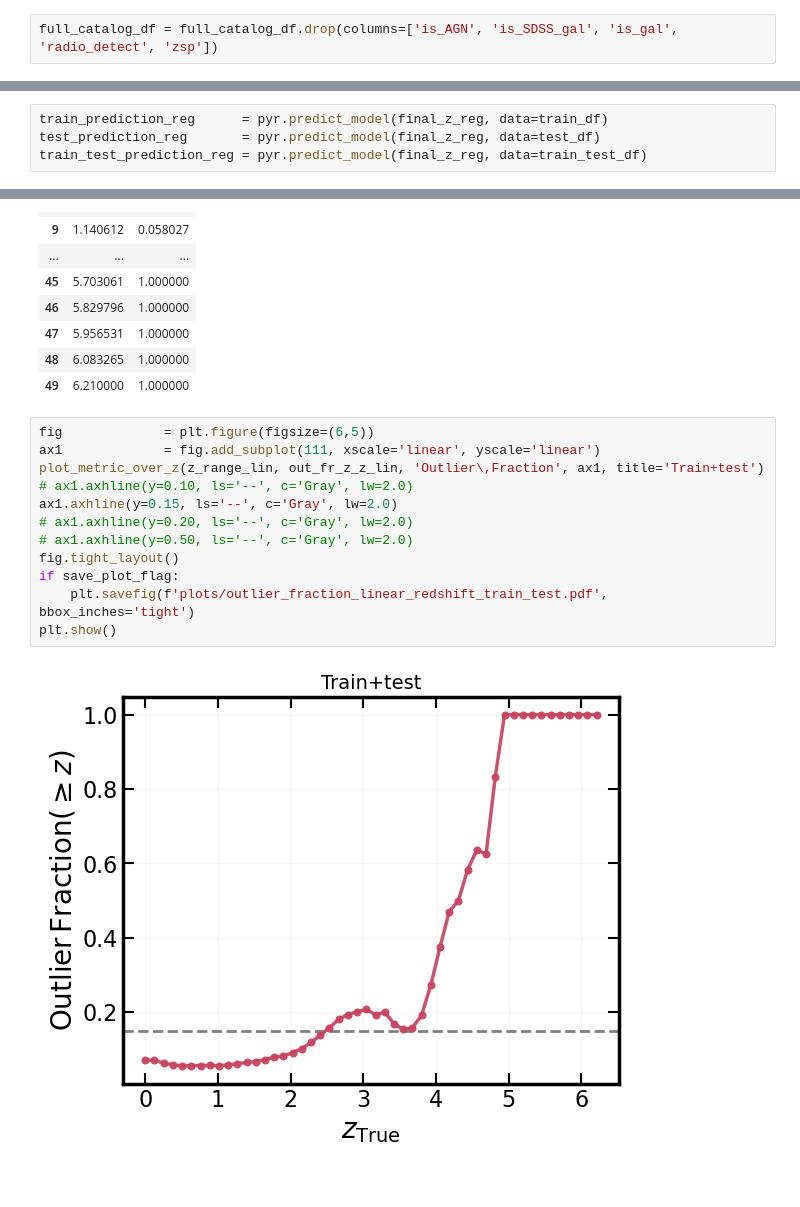
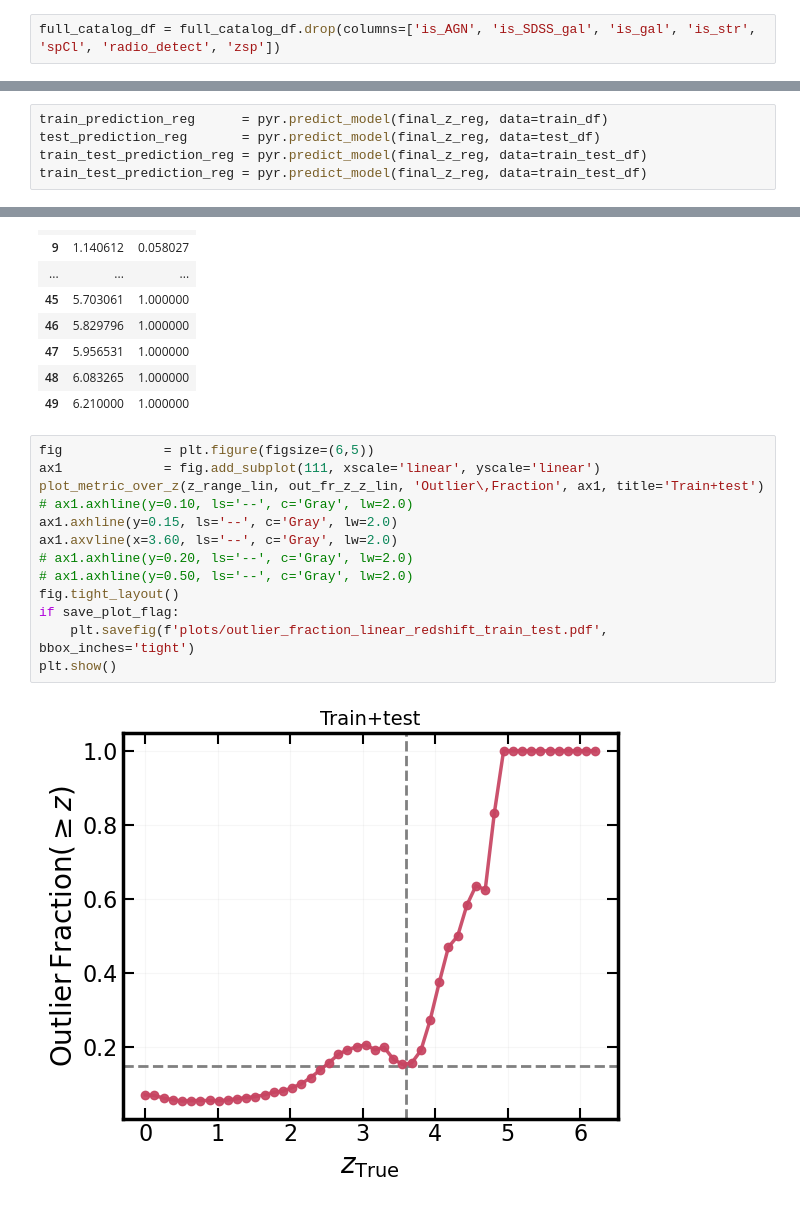
Before and after one commit to racarvajal/Pipeline_RG_z_ML, a Jupyter notebook: ML_18.ipynb, the cells around one changed output, grey strips where cells are left out. Cells and saved outputs as stored; diff of their text form.

Commit message:
add z limit plots

```diff
--- a/ML_18.ipynb
+++ b/ML_18.ipynb
@@ -343,7 +343,7 @@ $0$ for galaxies and $1$ for AGN
 # %% [markdown]
 Remove intermediate targets
 # %%
-full_catalog_df = full_catalog_df.drop(columns=['is_AGN', 'is_SDSS_gal', 'is_gal', 'radio_detect', 'zsp'])
+full_catalog_df = full_catalog_df.drop(columns=['is_AGN', 'is_SDSS_gal', 'is_gal', 'is_str', 'spCl', 'radio_detect', 'zsp'])
 # %% [markdown]
 ---
 # %% [markdown]
@@ -1160,4 +1160,5 @@ test_df         = pd.concat([X_test, y_test], axis=1)
 train_prediction_reg      = pyr.predict_model(final_z_reg, data=train_df)
 test_prediction_reg       = pyr.predict_model(final_z_reg, data=test_df)
 train_test_prediction_reg = pyr.predict_model(final_z_reg, data=train_test_df)
+train_test_prediction_reg = pyr.predict_model(final_z_reg, data=train_test_df)
 # %%
@@ -1467,17 +1492,18 @@ pd.DataFrame(data=np.array([z_range_lin, out_fr_z_z_lin]).T, columns=['z', 'Reca
 # %%
 fig             = plt.figure(figsize=(6,5))
 ax1             = fig.add_subplot(111, xscale='linear', yscale='linear')
 plot_metric_over_z(z_range_lin, out_fr_z_z_lin, 'Outlier\,Fraction', ax1, title='Train+test')
 # ax1.axhline(y=0.10, ls='--', c='Gray', lw=2.0)
 ax1.axhline(y=0.15, ls='--', c='Gray', lw=2.0)
+ax1.axvline(x=3.60, ls='--', c='Gray', lw=2.0)
 # ax1.axhline(y=0.20, ls='--', c='Gray', lw=2.0)
 # ax1.axhline(y=0.50, ls='--', c='Gray', lw=2.0)
 fig.tight_layout()
 if save_plot_flag:
     plt.savefig(f'plots/outlier_fraction_linear_redshift_train_test.pdf', bbox_inches='tight')
 plt.show()
 # %% [output]
-[figure, old version]
+[figure, new version]
 # %%
 fig             = plt.figure(figsize=(6,5))
 ax1             = fig.add_subplot(111, xscale='log', yscale='linear')
```
Also changed, not shown: parts of 12 cells of this notebook.
